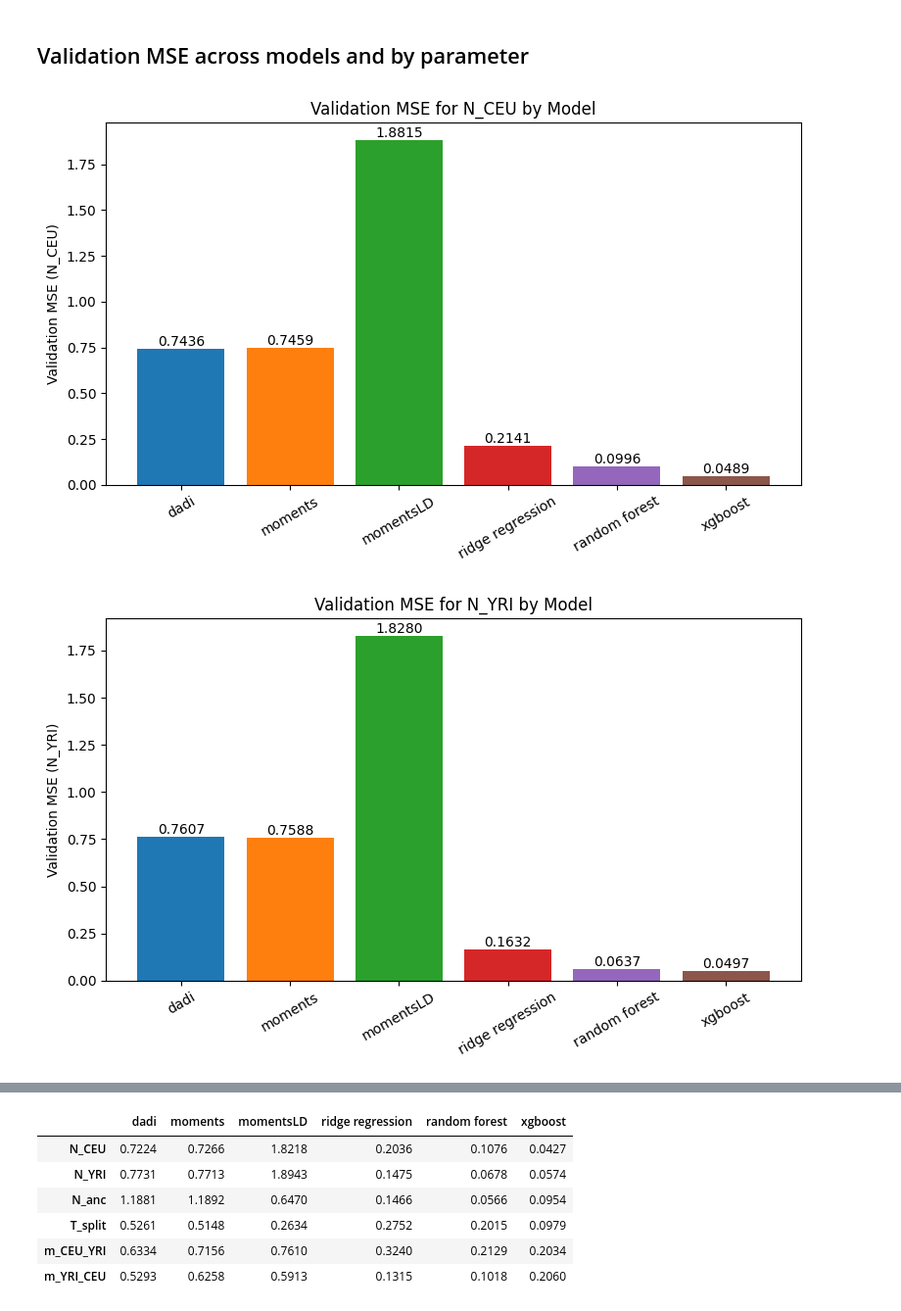
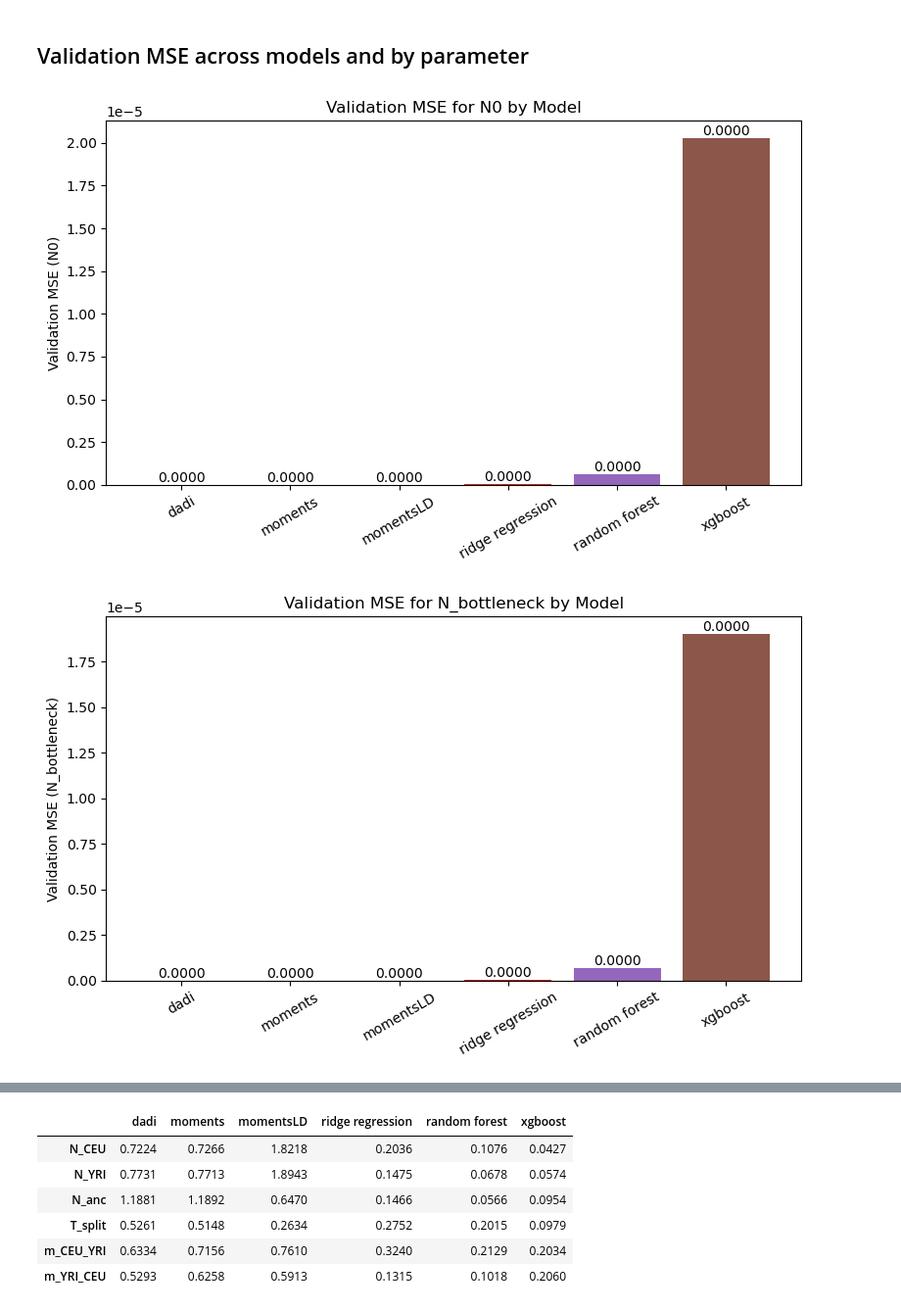
Before and after one commit to ak1376/Infer_Demography, a Jupyter notebook: notebooks/visualization.ipynb, the cells around one changed output, grey strips where cells are left out. Shown at 98% size. Saved outputs shown, nothing was run; the diff lists cells and outputs as text; code cells hidden in the pictures.

```diff
--- a/notebooks/visualization.ipynb
+++ b/notebooks/visualization.ipynb
@@ -17,7 +17,7 @@ import numpy as np
 from pathlib import Path
 
 # Load data from all_inferences.pkl files across simulations
-exp_root = Path('/home/akapoor/kernlab/Infer_Demography/experiments/split_isolation')
+exp_root = Path('/home/akapoor/kernlab/Infer_Demography/experiments/bottleneck')
 sim_dirs = sorted([d for d in exp_root.glob('inferences/sim_*') if d.is_dir()])
 
 dadi_estimates = {}
@@ -124,7 +124,7 @@ import json
 import matplotlib.pyplot as plt
 import numpy as np
 
-experiment_name = 'split_isolation'
+experiment_name = 'bottleneck'
 model_type = 'modeling_wo_FIM_wo_SFSresids'
 
 metrics_path = f'/home/akapoor/kernlab/Infer_Demography/experiments/{experiment_name}/{model_type}/datasets/metrics_all.json'
@@ -167,32 +167,32 @@ for param in param_keys:
     plt.title(f'Validation MSE for {param} by Model')
     plt.xticks(rotation=30)
 
     # Annotate values
     for i, v in enumerate(ordered_mse):
         plt.text(i, v if v is not None else 0.01, f'{v:.4f}' if v is not None else 'Missing', ha='center', va='bottom', color='black', fontsize=10)
 
     plt.tight_layout()
     plt.show()
 
 # Rolled-up bar chart: average MSE per method across all parameters
 avg_mse = []
 for model, m_dict in zip(models, model_dicts):
     vals = list(m_dict.get('validation_mse', {}).values())
     vals = [v for v in vals if v is not None]
     avg = np.mean(vals) if vals else np.nan
     avg_mse.append(avg)
 
 plt.figure(figsize=(8,5))
 bars = plt.bar(display_names, avg_mse, color=['#1f77b4', '#ff7f0e', '#2ca02c', '#d62728', '#9467bd', '#8c564b'])
 plt.ylabel('Average Validation MSE (across parameters)')
 plt.title('Average Validation MSE by Model')
 plt.xticks(rotation=30)
 
 for i, v in enumerate(avg_mse):
     plt.text(i, v if not np.isnan(v) else 0.01, f'{v:.4f}' if not np.isnan(v) else 'Missing', ha='center', va='bottom', color='black', fontsize=10)
 
 plt.tight_layout()
 plt.show()
 # %% [output]
-[figure, old version]
+[figure, new version]
-[figure, old version]
+[figure, new version]
```
Also changed, not shown: parts of 8 cells of this notebook, 20 other files.
